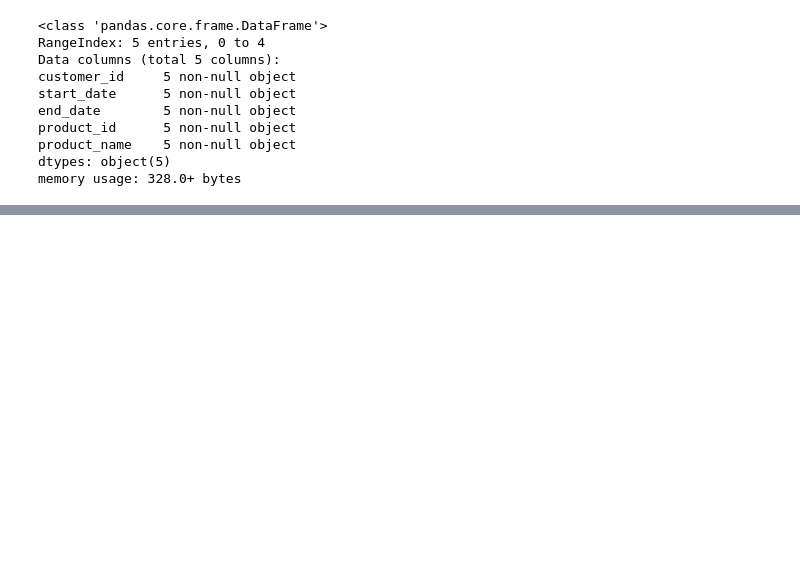
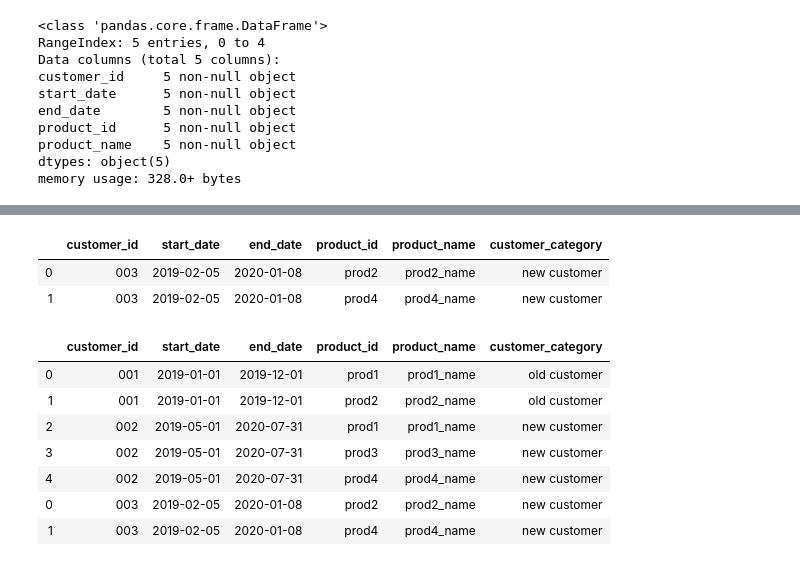
Before and after one commit to quyentn/Quyen_learning_repository, a Jupyter notebook: Pandas_Dataframe.ipynb, the cells around one changed output, grey strips where cells are left out. Drawn from its saved outputs; the diff is of its cells as text; code cells hidden in the pictures; blank space fills up the shorter version.

```diff
--- a/Pandas_Dataframe.ipynb
+++ b/Pandas_Dataframe.ipynb
@@ -32,0 +141,5 @@ memory usage: 328.0+ bytes
+# %%
+#similar to sql case... when statement
+df.loc[df.start_date<'2019-02-03','customer_category'] = 'old customer'
+df.loc[df.start_date>='2019-02-03','customer_category'] = 'new customer'
+df
@@ -32,0 +223,30 @@ memory usage: 328.0+ bytes
+# %%
+#Create a new dataframe to concat with original df
+df3 = pd.DataFrame(zip(['003','003'],
+                      ['2019-02-05','2019-02-05'],
+                      ['2020-01-08','2020-01-08'],
+                      ['prod2','prod4'],
+                      ['prod2_name','prod4_name']),
+                  columns = ['customer_id', 'start_date','end_date','product_id','product_name'])
+df3['start_date'] = pd.to_datetime(df3['start_date'])
+df3['end_date'] = pd.to_datetime(df3['end_date'])
+df3.loc[df3.start_date<'2019-02-03','customer_category'] = 'old customer'
+df3.loc[df3.start_date>='2019-02-03','customer_category'] = 'new customer'
+df3
+# %% [output]
+|  | customer_id | start_date | end_date | product_id | product_name | customer_category |
+| 0 | 003 | 2019-02-05 | 2020-01-08 | prod2 | prod2_name | new customer |
+| 1 | 003 | 2019-02-05 | 2020-01-08 | prod4 | prod4_name | new customer |
+# %%
+#Horizontal concatenate (axis =0)
+combined_df = pd.concat([df[df3.columns],df3],axis =0) #select only common columns from df
+combined_df
+# %% [output]
+|  | customer_id | start_date | end_date | product_id | product_name | customer_category |
+| 0 | 001 | 2019-01-01 | 2019-12-01 | prod1 | prod1_name | old customer |
+| 1 | 001 | 2019-01-01 | 2019-12-01 | prod2 | prod2_name | old customer |
+| 2 | 002 | 2019-05-01 | 2020-07-31 | prod1 | prod1_name | new customer |
+| 3 | 002 | 2019-05-01 | 2020-07-31 | prod3 | prod3_name | new customer |
+| 4 | 002 | 2019-05-01 | 2020-07-31 | prod4 | prod4_name | new customer |
+| 0 | 003 | 2019-02-05 | 2020-01-08 | prod2 | prod2_name | new customer |
+| 1 | 003 | 2019-02-05 | 2020-01-08 | prod4 | prod4_name | new customer |
```
Also changed, not shown: parts of 32 cells of this notebook, 1 other file.
